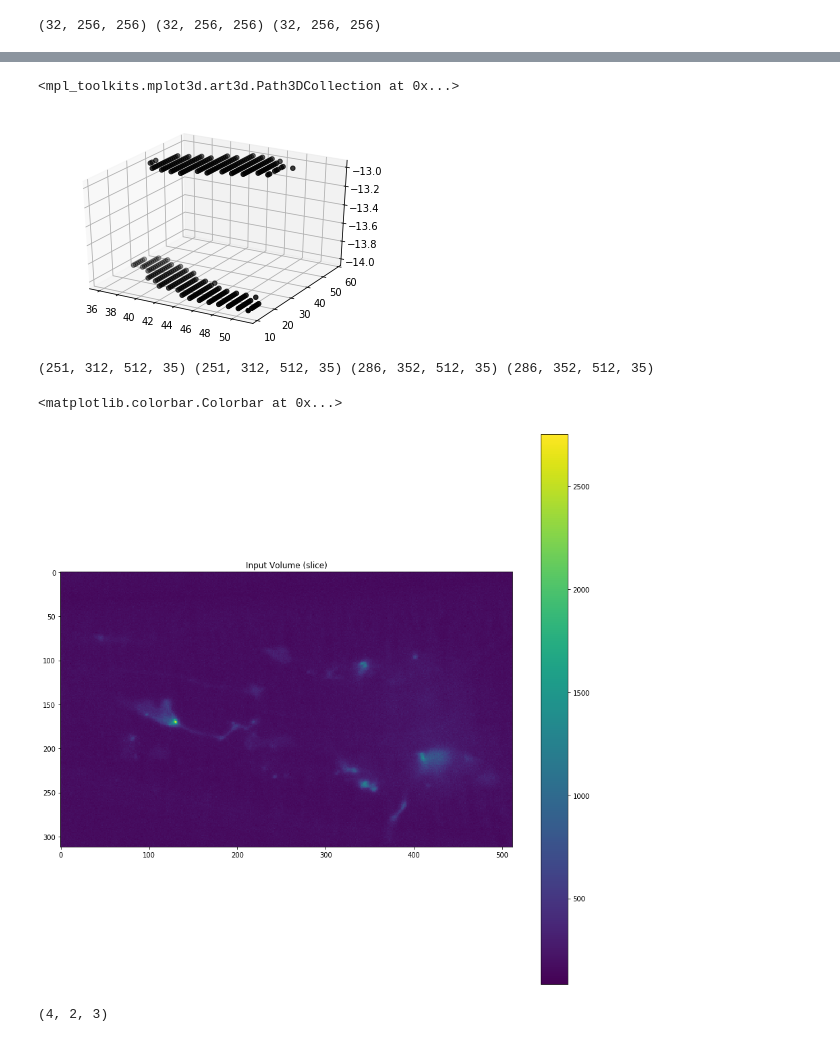
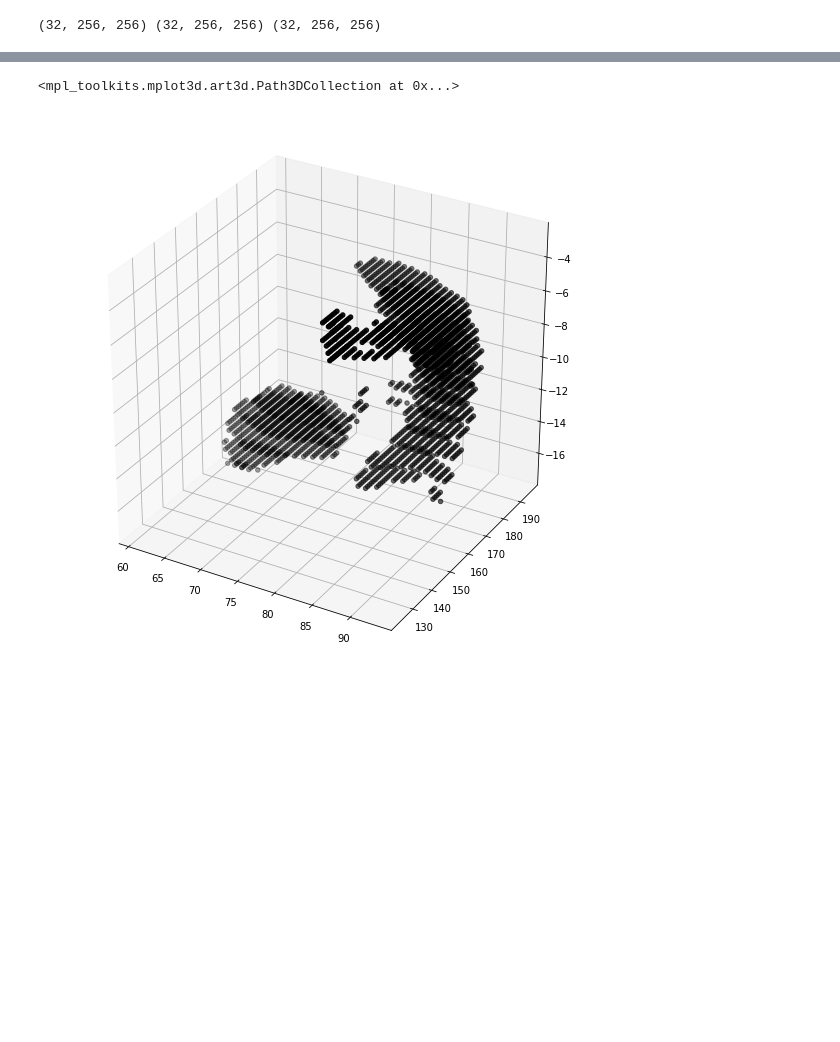
Before and after one commit to cweo/3DElegansTracking, a Jupyter notebook: 3D_U-Net.ipynb, the cells around one changed output, grey strips where cells are left out. Drawn from its saved outputs; the diff is of its cells as text; code cells hidden in the pictures; blank space fills up the shorter version.

```diff
--- a/3D_U-Net.ipynb
+++ b/3D_U-Net.ipynb
@@ -141,3 +142,9 @@ def train(video, mask):
         os.mkdir(npy_mask_dir)
 
     np.save(os.path.join(npy_mask_dir, project_name + '_prediction.npy'), video[-2:])
+# %%
+model = get_unet()
+weight_dir = 'weights'
+if not os.path.exists(weight_dir):
+    os.mkdir(weight_dir)
+model.load_weights(os.path.join(weight_dir, project_name + '.h5'))
@@ -143,0 +169,2 @@ def train(video, mask):
+# %%
+prediction = model.predict(video[-2:], batch_size=1, verbose=1)
@@ -203,9 +232,9 @@ Training finished
 volume = video[-2,:,:,:,0]
 truth = mask[-2,:,:,:,0]
 
-prediction = np.load('test_mask_npy/3D-Unet_prediction.npy')[0:1][0,:,:,:,0]
+pred = prediction[0,:,:,:,0]
 
-print(volume.shape,truth.shape,prediction.shape)
+print(volume.shape,truth.shape,pred.shape)
 # %% [output]
 (32, 256, 256) (32, 256, 256) (32, 256, 256)
 # %%
@@ -249,11 +278,11 @@ ax.scatter(x, y, -z, zdir='z', c= 'black')
 # %%
-c = c>0.9
+tresh = pred>0.9
 # %%
-z,x,y = c.nonzero()
+z,x,y = tresh.nonzero()
 
-fig = plt.figure()
+fig = plt.figure(figsize=(10,10))
 ax = fig.add_subplot(111, projection='3d')
 ax.scatter(x, y, -z, zdir='z', c= 'black')
 # %% [output]
 <mpl_toolkits.mplot3d.art3d.Path3DCollection at 0x...>
-[figure, old version]
+[figure, new version]
@@ -282,17 +288,0 @@ e = deform(e, img_cols/e.shape[3], axis=3)
-# %%
-print(a.shape, b.shape, d.shape, e.shape)
-# %% [output]
-(251, 312, 512, 35) (251, 312, 512, 35) (286, 352, 512, 35) (286, 352, 512, 35)
-# %%
-plt.figure(figsize=(15,15))
-plt.title('Input Volume (slice)')
-plt.imshow(a[10,:,:,10])
-plt.colorbar()
-# %% [output]
-<matplotlib.colorbar.Colorbar at 0x...>
-[figure, removed]
-# %%
-a = np.array([[[1,2,3],[1,2,3]],[[1,2,3],[1,2,3]],[[1,2,3],[1,2,3]],[[1,2,3],[1,2,3]]])
-print(a.shape)
-# %% [output]
-(4, 2, 3)
```
Also changed, not shown: parts of 13 cells of this notebook.
